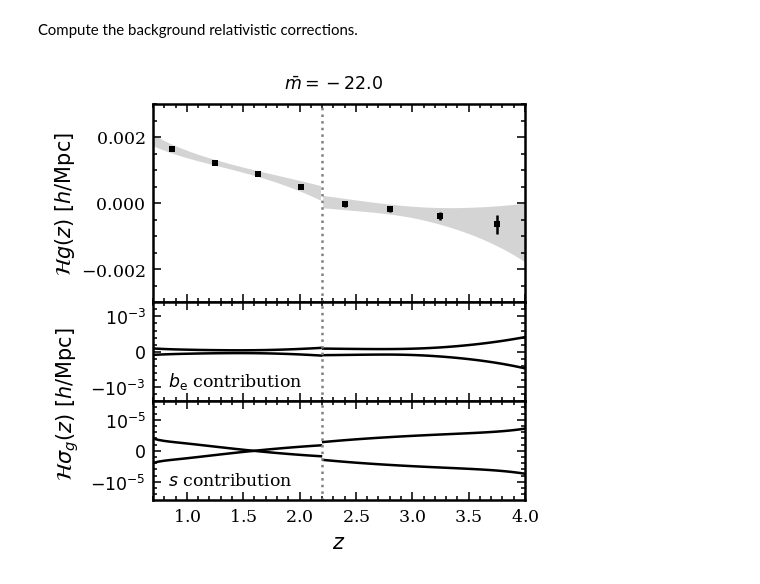
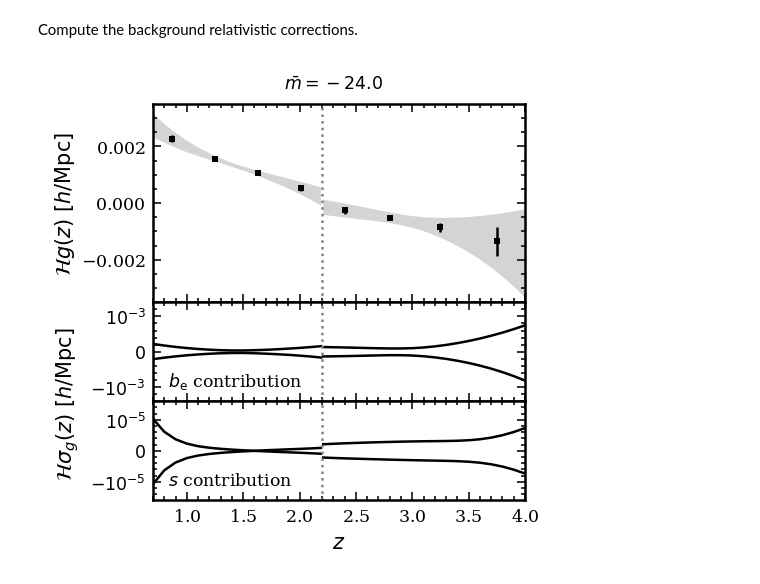
Before and after one commit to MikeSWang/HorizonGRound, a Jupyter notebook: notebooks/measure_relativistic_corrections.ipynb, the cells around one changed output. Saved outputs shown, nothing was run; the diff lists cells and outputs as text; code cells hidden in the pictures.

```diff
--- a/notebooks/measure_relativistic_corrections.ipynb
+++ b/notebooks/measure_relativistic_corrections.ipynb
@@ -33,7 +29,7 @@ from horizonground.clustering_modification import relativistic_correction_value
 plt.style.use(stylesheet)
 
 model = np.random.choice(["PLE_model"])  # "PLE_model", "hybrid_model"
-threshold = "-22.0"  # "-22.0", "-25.0"
+threshold = "-24.0"  # "-22.0", "-25.0"
 
 print("Selected: {}, magnitude limit {}".format(model, threshold))
 
@@ -187,7 +183,7 @@ overall.set_yticks(np.arange(-0.01, 0.01, step=0.002))
 overall.xaxis.set_minor_locator(AutoMinorLocator())
 overall.yaxis.set_minor_locator(AutoMinorLocator())
 overall.set_xlim(min(dense_redshifts), max(dense_redshifts))
-overall.set_ylim(-0.003, 0.003)
+overall.set_ylim(-0.0035, 0.0035)
 overall.set_ylabel(r"$\mathcal{H} g(z)\ [h/\mathrm{Mpc}]$", labelpad=2)
 
 
@@ -242,31 +238,31 @@ for idx, part in enumerate([low_redshift_part, high_redshift_part]):
         dense_redshifts[part],
         np.subtract(gz_magn_quantiles[-1], gz_magn_quantiles[0])[part],
         c='k', ls='-'
     )
     uncertainty_magn.plot(
         dense_redshifts[part],
         np.subtract(gz_magn_quantiles[1], gz_magn_quantiles[0])[part],
         c='k', ls='-'
     )
 
 uncertainty_magn.axvline(x=2.2, ls=':', c='0.5')
 
 uncertainty_magn.set_title(
     r'$s$ contribution', loc='left', position=(0.04, 0.025), fontsize='small'
 )
 uncertainty_magn.set_yticks(np.arange(-2.e-5, 2.e-5, step=1.e-5))
 uncertainty_magn.yaxis.set_major_formatter(SciFormatter("%1.0e"))
 uncertainty_magn.yaxis.set_minor_locator(AutoMinorLocator())
 uncertainty_magn.set_ylim(-1.6e-5, 1.6e-5)
 uncertainty_magn.set_xlabel(r"$z$")
 
 fig.text(
     -0.0525, 0.31, r"$\mathcal{H} \sigma_g(z)\ [h/\mathrm{Mpc}]$",
     ha='center', va='center', rotation='vertical'
 )
 fig.suptitle(r"$\bar{{m}} = {}$".format(threshold), fontsize='small', y=0.935)
 fig.savefig(
     publication_dir/"gallery"/"relativistic_correction_breakdown_m{}.pdf".format(threshold)
 )
 # %% [output]
-[figure, old version]
+[figure, new version]
```
Also changed, not shown: parts of 3 cells of this notebook, 3 other files.
